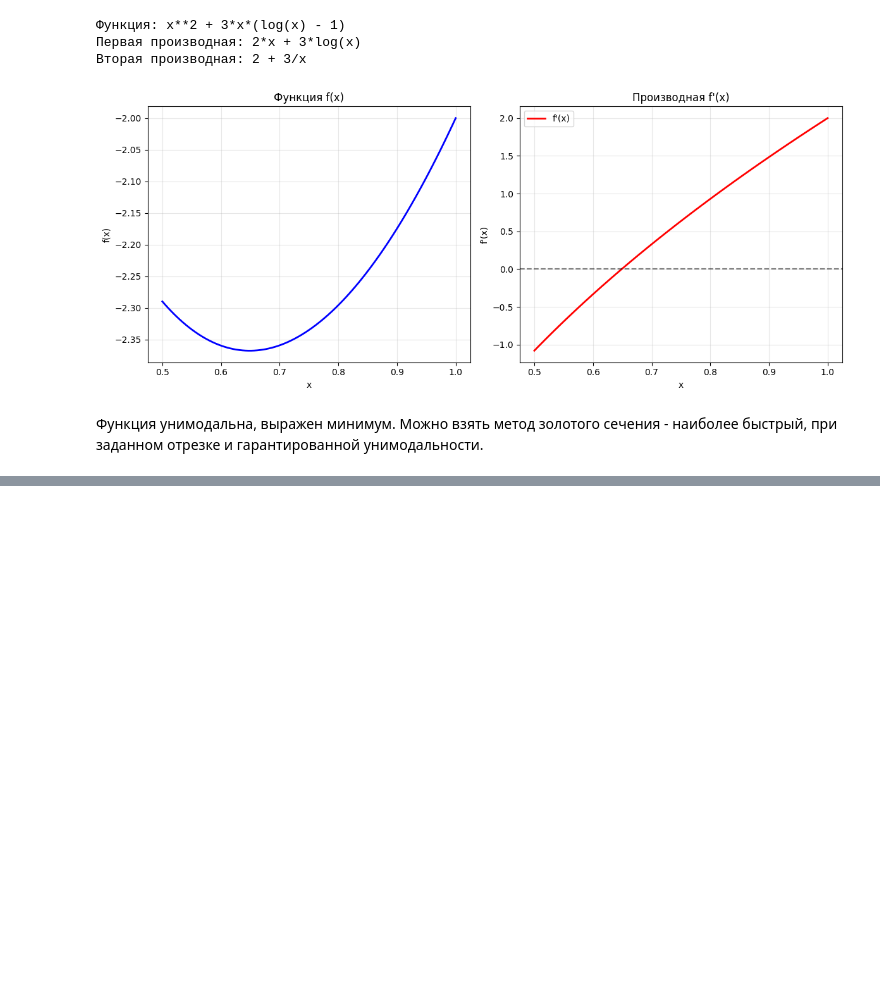
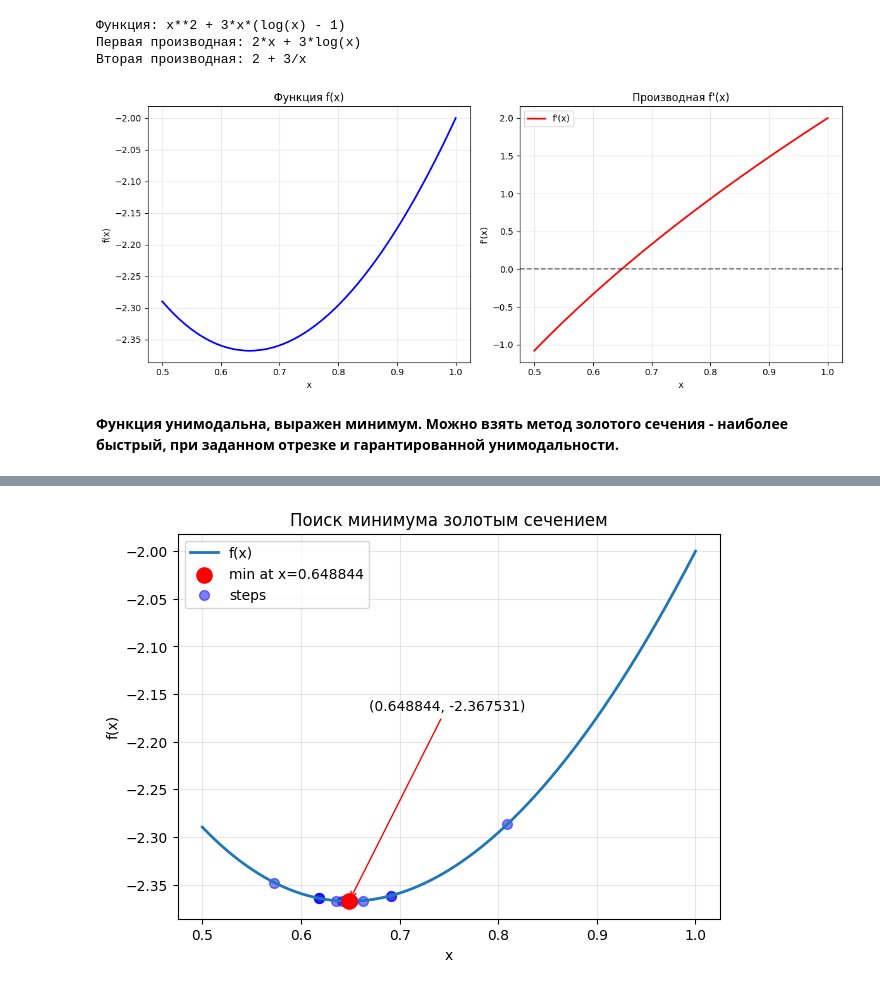
Before and after one commit to Qweyke/class-decision-theory, a Jupyter notebook: task_1/function_minimize.ipynb, the cells around one changed output, grey strips where cells are left out. Cells and saved outputs as stored; diff of their text form; code cells hidden in the pictures; blank space fills up the shorter version.

```diff
--- a/task_1/function_minimize.ipynb
+++ b/task_1/function_minimize.ipynb
@@ -62,7 +63,69 @@ plt.show()
 Вторая производная: 2 + 3/x
 [figure]
 # %% [markdown]
-Функция унимодальна, выражен минимум. Можно взять метод золотого сечения - наиболее быстрый, при заданном отрезке и гарантированной унимодальности.
+**Функция унимодальна, выражен минимум. Можно взять метод золотого сечения - наиболее быстрый, при заданном отрезке и гарантированной унимодальности.**
 # %%
-golden_ratio = (np.sqrt(5) - 1) / 2
+phi = (np.sqrt(5) + 1) / 2
+resphi = 1 / phi
+
+def golden_section_table(func=f_lambd, a=0.5, b=1.0, eps=1e-6, max_iter=10000):
+    iterations = 0
+    steps_x = []
+    steps_y = []
+    table = []
+
+    x1 = b - resphi * (b - a)
+    x2 = a + resphi * (b - a)
+
+    y1 = func(x1)
+    y2 = func(x2)
+
+    while (b - a) > eps and iterations < max_iter:
+        iterations += 1
+        steps_x.extend([x1, x2])
+        steps_y.extend([y1, y2])
+        table.append([iterations, a, b, x1, x2, y1, y2])
+
+        if y1 < y2:
+            b = x2
+            x2 = x1
+            y2 = y1
+            x1 = b - resphi * (b - a)
+            y1 = func(x1)
+        else:
+            a = x1
+            x1 = x2
+            y1 = y2
+            x2 = a + resphi * (b - a)
+            y2 = func(x2)
+
+    df = pd.DataFrame(table, columns=["Step", "a", "b", "x1", "x2", "f(x1)", "f(x2)"])
+    return (a + b) / 2, steps_x, steps_y, df, iterations
+
+xmin, steps_x, steps_y, df_steps, num_steps = golden_section_table()
+print("Minimum at x =", xmin)
+print("f(xmin) =", f_lambd(xmin))
+print("Number of steps:", num_steps)
+
+print("\nFirst 10 steps:")
+print(df_steps.head(10))
+
+xx = np.linspace(0.5, 1.0, 400)
+yy = f_lambd(xx)
+
+plt.figure(figsize=(7, 5))
+plt.plot(xx, yy, linewidth=2, label="f(x)")
+plt.scatter([xmin], [f_lambd(xmin)], s=120, color="red", zorder=5,
+            label=f"min at x={xmin:.6f}")
+plt.annotate(f"({xmin:.6f}, {f_lambd(xmin):.6f})",
+             xy=(xmin, f_lambd(xmin)),
+             xytext=(xmin + 0.02, f_lambd(xmin) + 0.2),
+             arrowprops=dict(arrowstyle="->", color="red"))
+plt.scatter(steps_x, steps_y, s=50, color="blue", alpha=0.5, label="steps")
+plt.grid(True, alpha=0.3)
+plt.xlabel("x")
+plt.ylabel("f(x)")
+plt.title("Поиск минимума золотым сечением")
+plt.legend()
+plt.show()
 # %% [output]
@@ -69,0 +148 @@ np.float64(0.6180339887498949)
+[figure, added]
```
Also changed, not shown: parts of 6 cells of this notebook.
